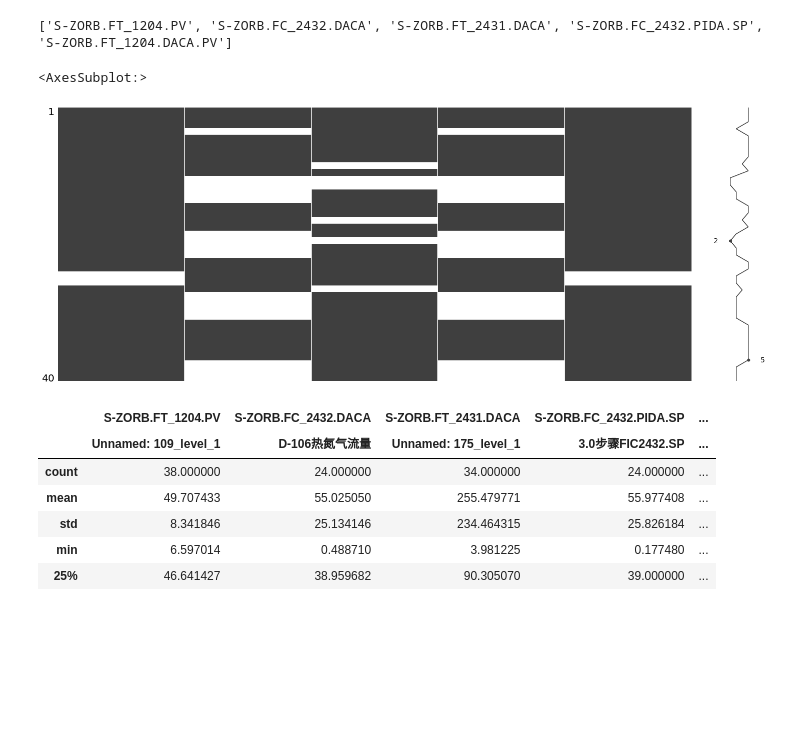
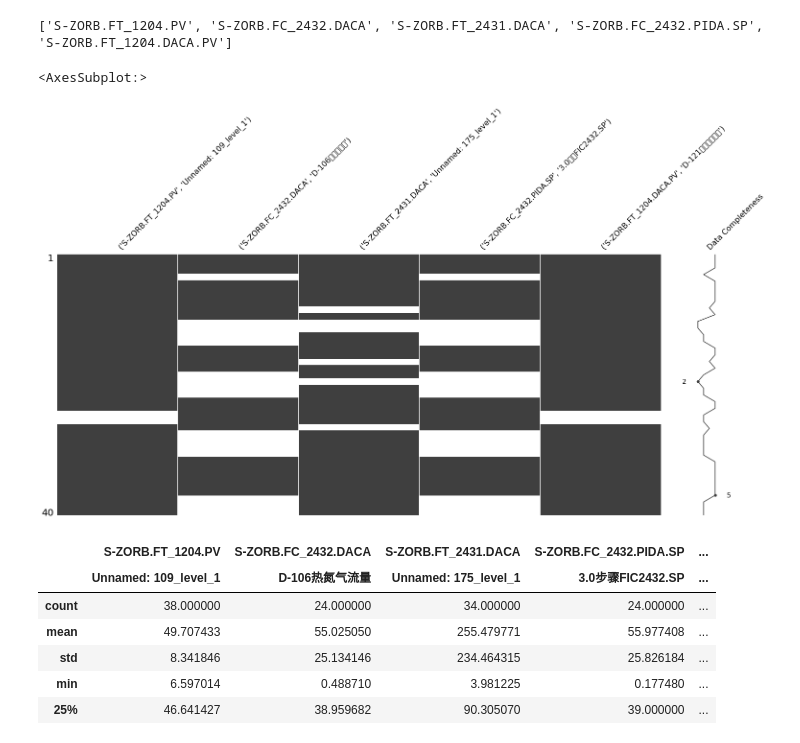
Before and after one commit to Ryuchen/RON_Model, a Jupyter notebook: src/solution.ipynb, the cells around one changed output. Cells and saved outputs as stored; diff of their text form; code cells hidden in the pictures; blank space fills up the shorter version.

```diff
--- a/src/solution.ipynb
+++ b/src/solution.ipynb
@@ -125,6 +128,31 @@ for (code_name, i18n_name) in raw_285_nonzeroratio.keys():
 print(raw_285_dummy_columns)
 # %% [output]
 []
+# %%
+# 依据 拉依达准则 对 No.285 样本进行属性值数据修正
+raw_285_filter = raw_285.replace(0, np.NaN)
+raw_285_filter_describe = raw_285_filter.describe()
+temp_ratio = raw_285_filter_describe.loc['std'] / raw_285_filter_describe.loc['mean']
+for (code_name, i18n_name) in temp_ratio.keys():
+    if temp_ratio[(code_name, i18n_name)] > 0.3:
+        print(f"{'='*10} code_name: {code_name} {'='*10}")
+        print(f"样本数据 参照 => {sample_313[(code_name, i18n_name)]}")
+        print(f"原始数据 均值 => {raw_285_filter_describe.loc['mean', (code_name, i18n_name)]}")
+        print(f"原始数据 方差 => {raw_285_filter_describe.loc['std', (code_name, i18n_name)]}")
+        print(f"{'='*40}")
+        print(f"变异系数 => {temp_ratio[(code_name, i18n_name)]}")
+        norm_test = stats.kstest(raw_285_filter[(code_name, i18n_name)], 'norm', (raw_285_filter_describe.loc['mean', (code_name, i18n_name)], raw_285_filter_describe.loc['std', (code_name, i18n_name)]))
+
+        print(f"正态检验 => {norm_test.pvalue}")
+        if norm_test.pvalue > 0.05:
+            print(f"正态分布检验成功，依据3σ原则进行修正")
+            temp_data = raw_285_filter[(code_name, i18n_name)][np.abs(raw_285_filter[(code_name, i18n_name)] - raw_285_filter_describe.loc['mean', (code_name, i18n_name)]) <= 3 * raw_285_filter_describe.loc['std', (code_name, i18n_name)]]
+            print(f"修正数据 均值 => {temp_data.mean()}")
+            sample_285[(code_name, i18n_name)] = temp_data.mean()
+            print(f"样本数据 修正 => {sample_285[(code_name, i18n_name)]}")
+        else:
+            print(f"正态分布检验失败，不对样本数据进行修正")
+        print(f"{'='*40}")
 # %%
 # 统计 No.313 样本 中属性中属性值存在空值的属性
 raw_313 = raw_313.drop(raw_313[sample_313_dummy_columns], axis=1)
@@ -139,11 +167,11 @@ print(raw_313_dummy_columns)
 # %%
 # 可视化呈现 No.313 样本 中属性中属性值存在空值的属性的分布
 import missingno as msno
 %matplotlib inline
-msno.matrix(raw_313[raw_313_dummy_columns].replace(0, np.nan), labels=False)
+msno.matrix(raw_313[raw_313_dummy_columns].replace(0, np.nan), labels=True)
 # %% [output]
 <AxesSubplot:>
-[figure, old version]
+[figure, new version]
 # %%
 # 对 No.313 样本中 存在属性值缺失的 属性进行统计学描述
 dummy_raw_313 = raw_313[raw_313_dummy_columns].replace(0, np.NaN)
```
Also changed, not shown: parts of 10 cells of this notebook.
